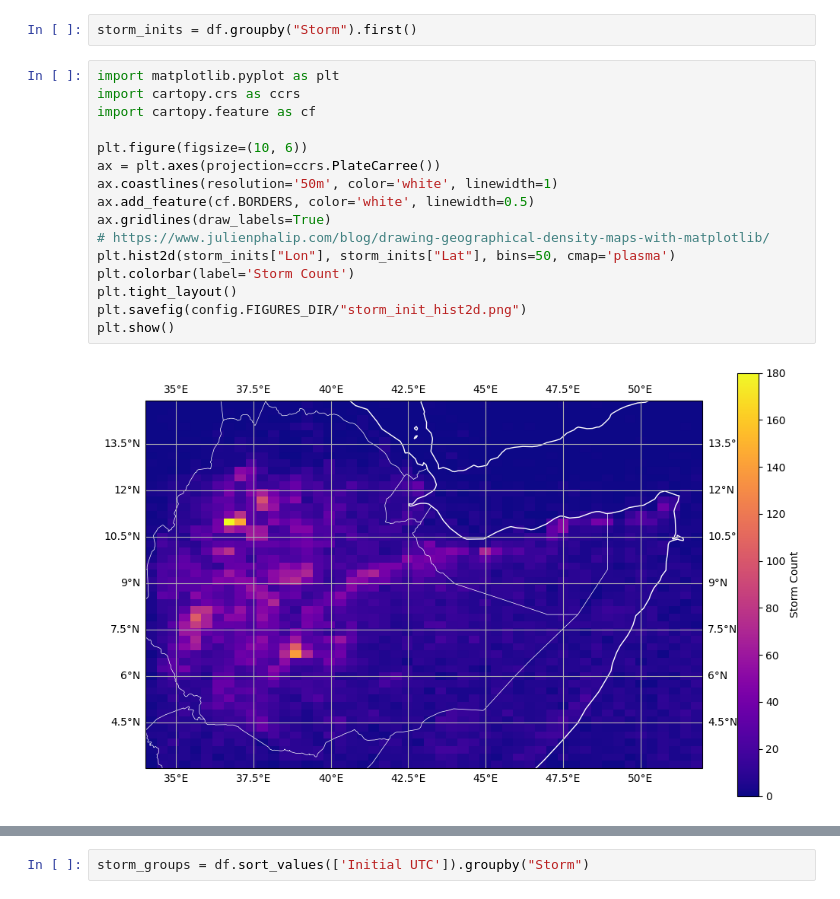
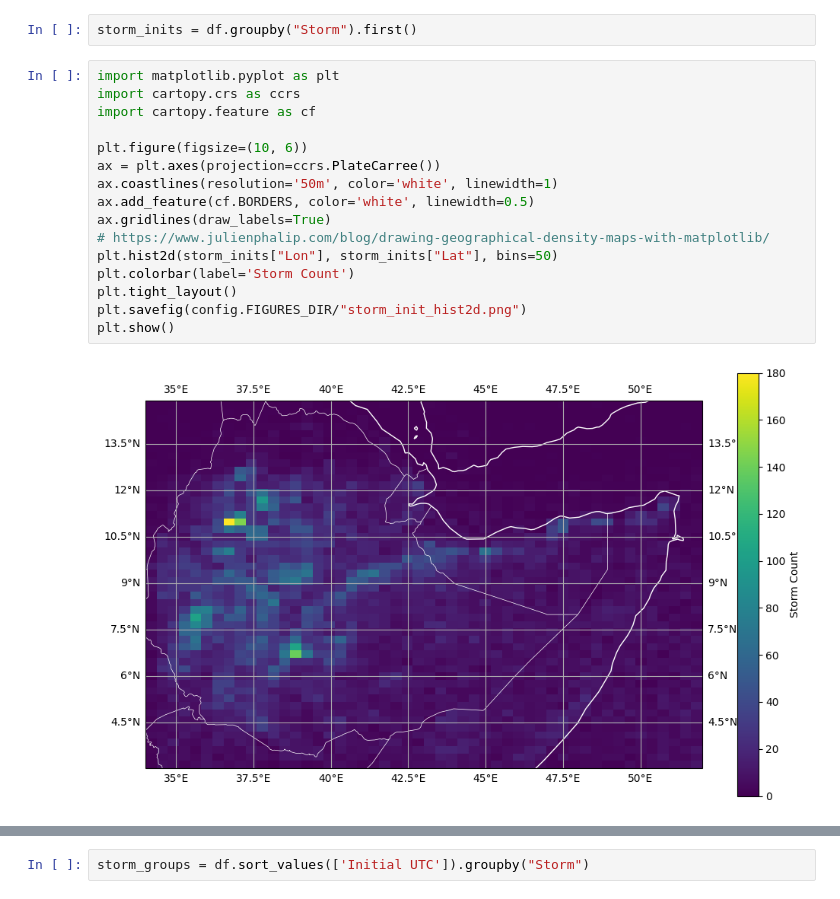
Before and after one commit to seangtkelley/uor-msc-dissertation-xai-african-storms, a Jupyter notebook: src/explore.ipynb, the cells around one changed output, grey strips where cells are left out. Drawn from its saved outputs; the diff is of its cells as text.

```diff
--- a/src/explore.ipynb
+++ b/src/explore.ipynb
@@ -22,21 +22,21 @@ storm_inits = df.groupby("Storm").first()
 # %%
 import matplotlib.pyplot as plt
 import cartopy.crs as ccrs
 import cartopy.feature as cf
 
 plt.figure(figsize=(10, 6))
 ax = plt.axes(projection=ccrs.PlateCarree())
 ax.coastlines(resolution='50m', color='white', linewidth=1)
 ax.add_feature(cf.BORDERS, color='white', linewidth=0.5)
 ax.gridlines(draw_labels=True)
 # https://www.julienphalip.com/blog/drawing-geographical-density-maps-with-matplotlib/
-plt.hist2d(storm_inits["Lon"], storm_inits["Lat"], bins=50, cmap='plasma')
+plt.hist2d(storm_inits["Lon"], storm_inits["Lat"], bins=50)
 plt.colorbar(label='Storm Count')
 plt.tight_layout()
 plt.savefig(config.FIGURES_DIR/"storm_init_hist2d.png")
 plt.show()
 # %% [output]
-[figure, old version]
+[figure, new version]
 # %%
 import numpy as np
 from scipy.stats import gaussian_kde
```
Also changed, not shown: parts of 8 cells of this notebook, 5 other files.
